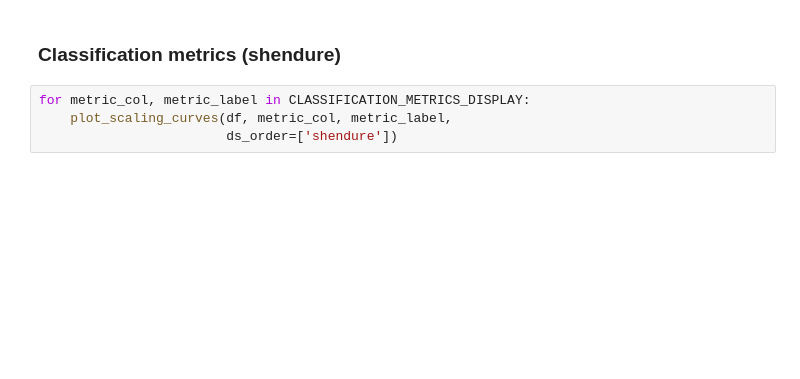
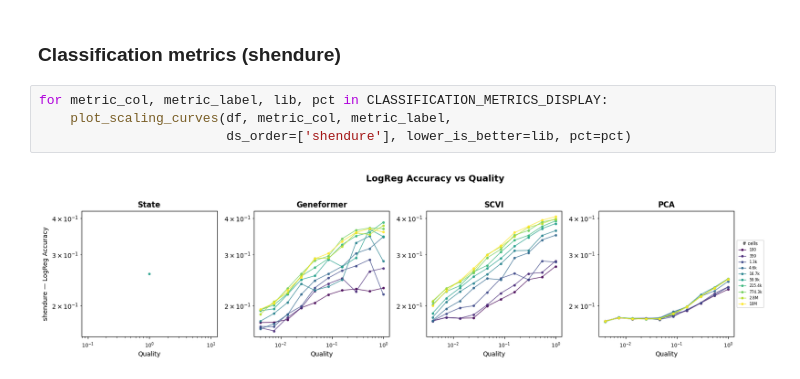
Before and after one commit to igor-sadalski/Scaling-up-measurement-noise-scaling-laws, a Jupyter notebook: analysis/2026-04-15_15-30_plot_linear_probe_scaling_curves.ipynb, the cells around one changed output. Drawn from its saved outputs; the diff is of its cells as text; blank space fills up the shorter version.

```diff
--- a/analysis/2026-04-15_15-30_plot_linear_probe_scaling_curves.ipynb
+++ b/analysis/2026-04-15_15-30_plot_linear_probe_scaling_curves.ipynb
@@ -225,6 +256,8 @@ for metric_col, metric_label in REGRESSION_METRICS_DISPLAY:
 # %% [markdown]
 ### Classification metrics (shendure)
 # %%
-for metric_col, metric_label in CLASSIFICATION_METRICS_DISPLAY:
+for metric_col, metric_label, lib, pct in CLASSIFICATION_METRICS_DISPLAY:
     plot_scaling_curves(df, metric_col, metric_label,
-                        ds_order=['shendure'])
+                        ds_order=['shendure'], lower_is_better=lib, pct=pct)
+# %% [output]
+[figure, added]
```
Also changed, not shown: parts of 9 cells of this notebook, 7 other files.
